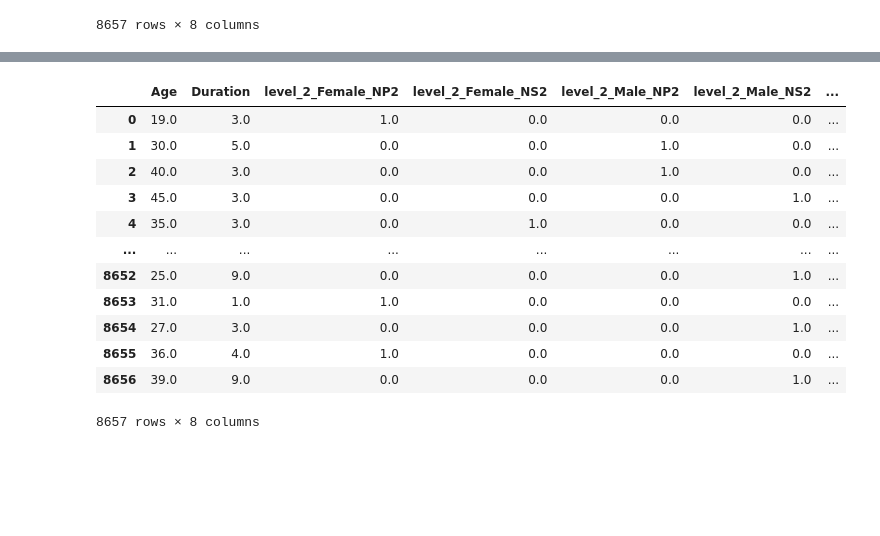
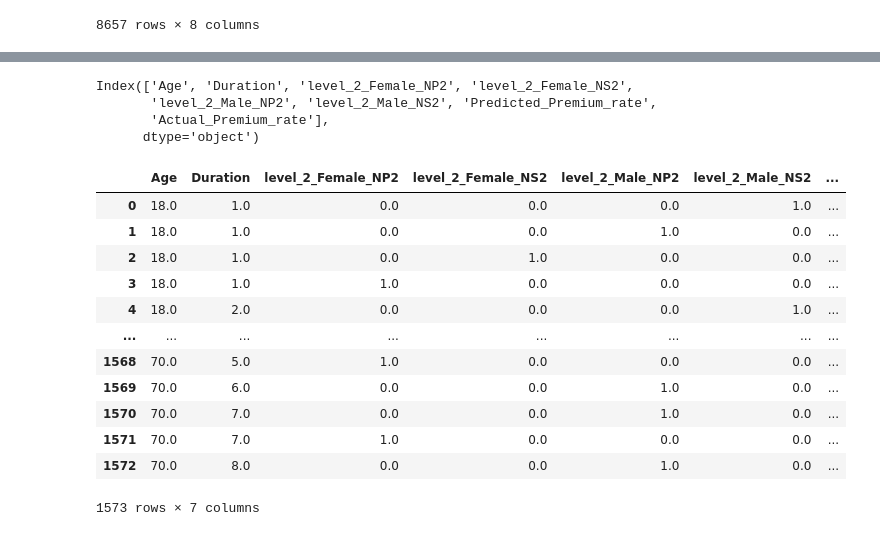
Before and after one commit to Dhaneshkp/DesktopAssistant, a Jupyter notebook: DATA_processing_conv1D_RNN.ipynb, the cells around one changed output, grey strips where cells are left out. Cells and saved outputs as stored; diff of their text form; code cells hidden in the pictures; blank space fills up the shorter version.

```diff
--- a/DATA_processing_conv1D_RNN.ipynb
+++ b/DATA_processing_conv1D_RNN.ipynb
@@ -183,7 +128,7 @@ result_df_encoded = pd.concat([result_df_no_na, encoded_df], axis=1)
 # Optionally, drop the original 'level_2' column
 result_df_encoded = result_df_encoded.drop('level_2', axis=1)
 
-result_df_encoded.drop(['index','Premium_Diff'], axis=1,inplace=True)
+result_df_encoded.drop(['index'], axis=1,inplace=True)
 result_df_encoded
 # %% [output]
 |  | Age | Duration | Premium_rate | level_2_Female_NP2 | level_2_Female_NS2 | level_2_Male_NP2 | ... |
@@ -365,12 +310,12 @@ X = result_df_encoded.drop('Premium_rate', axis=1).values
 y = result_df_encoded['Premium_rate'].values
 
 # Split data into training and test sets
-X_train, X_test, y_train, y_test = train_test_split(X, y, test_size=0.2, random_state=42)
+X_train_org, X_test_org, y_train, y_test = train_test_split(X, y, test_size=0.2, random_state=42)
 
 # Scale the features
 scaler = StandardScaler()
-X_train = scaler.fit_transform(X_train)
-X_test = scaler.transform(X_test)
+X_train = scaler.fit_transform(X_train_org)
+X_test = scaler.transform(X_test_org)
 
 # Reshape input to be 3D [samples, timesteps, features]
 X_train = X_train.reshape((X_train.shape[0], 1, X_train.shape[1]))
@@ -427,18 +382,32 @@ comparison_df = pd.DataFrame(X_test_actual, columns=result_df_encoded.drop('Prem
 comparison_df['Predicted_Premium_rate'] = y_pred
 comparison_df['Actual_Premium_rate'] = y_test
 
-comparison_df
+comparison_df.columns
 # %% [output]
-|  | Age | Duration | level_2_Female_NP2 | level_2_Female_NS2 | level_2_Male_NP2 | level_2_Male_NS2 | ... |
-| 0 | 19.0 | 3.0 | 1.0 | 0.0 | 0.0 | 0.0 | ... |
-| 1 | 30.0 | 5.0 | 0.0 | 0.0 | 1.0 | 0.0 | ... |
-| 2 | 40.0 | 3.0 | 0.0 | 0.0 | 1.0 | 0.0 | ... |
-| 3 | 45.0 | 3.0 | 0.0 | 0.0 | 0.0 | 1.0 | ... |
-| 4 | 35.0 | 3.0 | 0.0 | 1.0 | 0.0 | 0.0 | ... |
-| ... | ... | ... | ... | ... | ... | ... | ... |
-| 8652 | 25.0 | 9.0 | 0.0 | 0.0 | 0.0 | 1.0 | ... |
-| 8653 | 31.0 | 1.0 | 1.0 | 0.0 | 0.0 | 0.0 | ... |
-| 8654 | 27.0 | 3.0 | 0.0 | 0.0 | 0.0 | 1.0 | ... |
-| 8655 | 36.0 | 4.0 | 1.0 | 0.0 | 0.0 | 0.0 | ... |
-| 8656 | 39.0 | 9.0 | 0.0 | 0.0 | 0.0 | 1.0 | ... |
-8657 rows × 8 columns
+Index(['Age', 'Duration', 'level_2_Female_NP2', 'level_2_Female_NS2',
+       'level_2_Male_NP2', 'level_2_Male_NS2', 'Predicted_Premium_rate',
+       'Actual_Premium_rate'],
+      dtype='object')
+# %%
+groupby_columns = ['Age', 'Duration', 'level_2_Female_NP2', 'level_2_Female_NS2',
+       'level_2_Male_NP2', 'level_2_Male_NS2',
+       'Actual_Premium_rate']
+average_premiums_base = comparison_df[groupby_columns]
+average_premiums= average_premiums_base.groupby(['Age', 'Duration', 'level_2_Female_NP2', 'level_2_Female_NS2',
+       'level_2_Male_NP2', 'level_2_Male_NS2'])['Actual_Premium_rate'].mean().reset_index()
+# %%
+average_premiums
+# %% [output]
+|  | Age | Duration | level_2_Female_NP2 | level_2_Female_NS2 | level_2_Male_NP2 | level_2_Male_NS2 | ... |
+| 0 | 18.0 | 1.0 | 0.0 | 0.0 | 0.0 | 1.0 | ... |
+| 1 | 18.0 | 1.0 | 0.0 | 0.0 | 1.0 | 0.0 | ... |
+| 2 | 18.0 | 1.0 | 0.0 | 1.0 | 0.0 | 0.0 | ... |
+| 3 | 18.0 | 1.0 | 1.0 | 0.0 | 0.0 | 0.0 | ... |
+| 4 | 18.0 | 2.0 | 0.0 | 0.0 | 0.0 | 1.0 | ... |
+| ... | ... | ... | ... | ... | ... | ... | ... |
+| 1568 | 70.0 | 5.0 | 1.0 | 0.0 | 0.0 | 0.0 | ... |
+| 1569 | 70.0 | 6.0 | 0.0 | 0.0 | 1.0 | 0.0 | ... |
+| 1570 | 70.0 | 7.0 | 0.0 | 0.0 | 1.0 | 0.0 | ... |
+| 1571 | 70.0 | 7.0 | 1.0 | 0.0 | 0.0 | 0.0 | ... |
+| 1572 | 70.0 | 8.0 | 0.0 | 0.0 | 1.0 | 0.0 | ... |
+1573 rows × 7 columns
```
Also changed, not shown: parts of 9 cells of this notebook.
